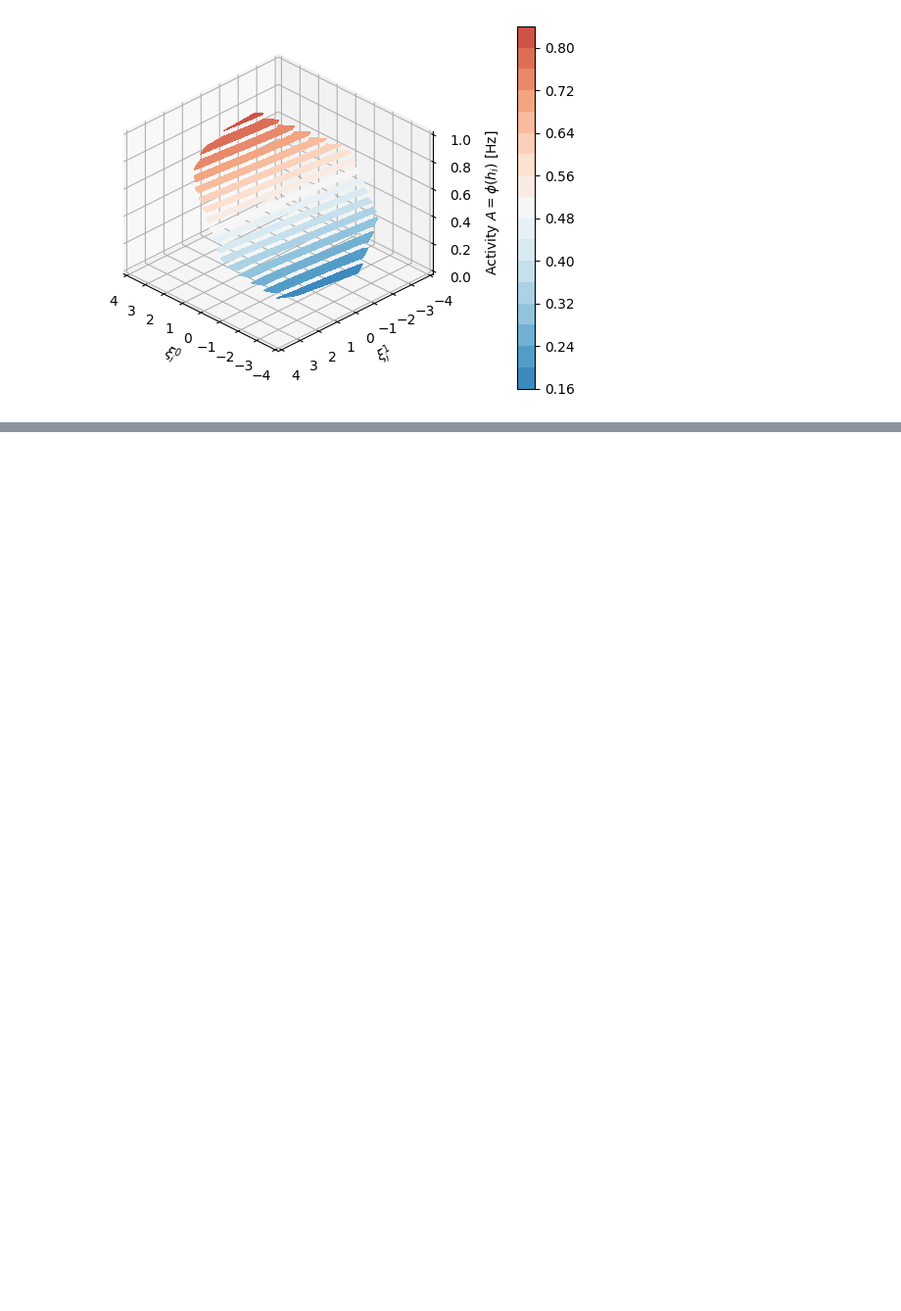
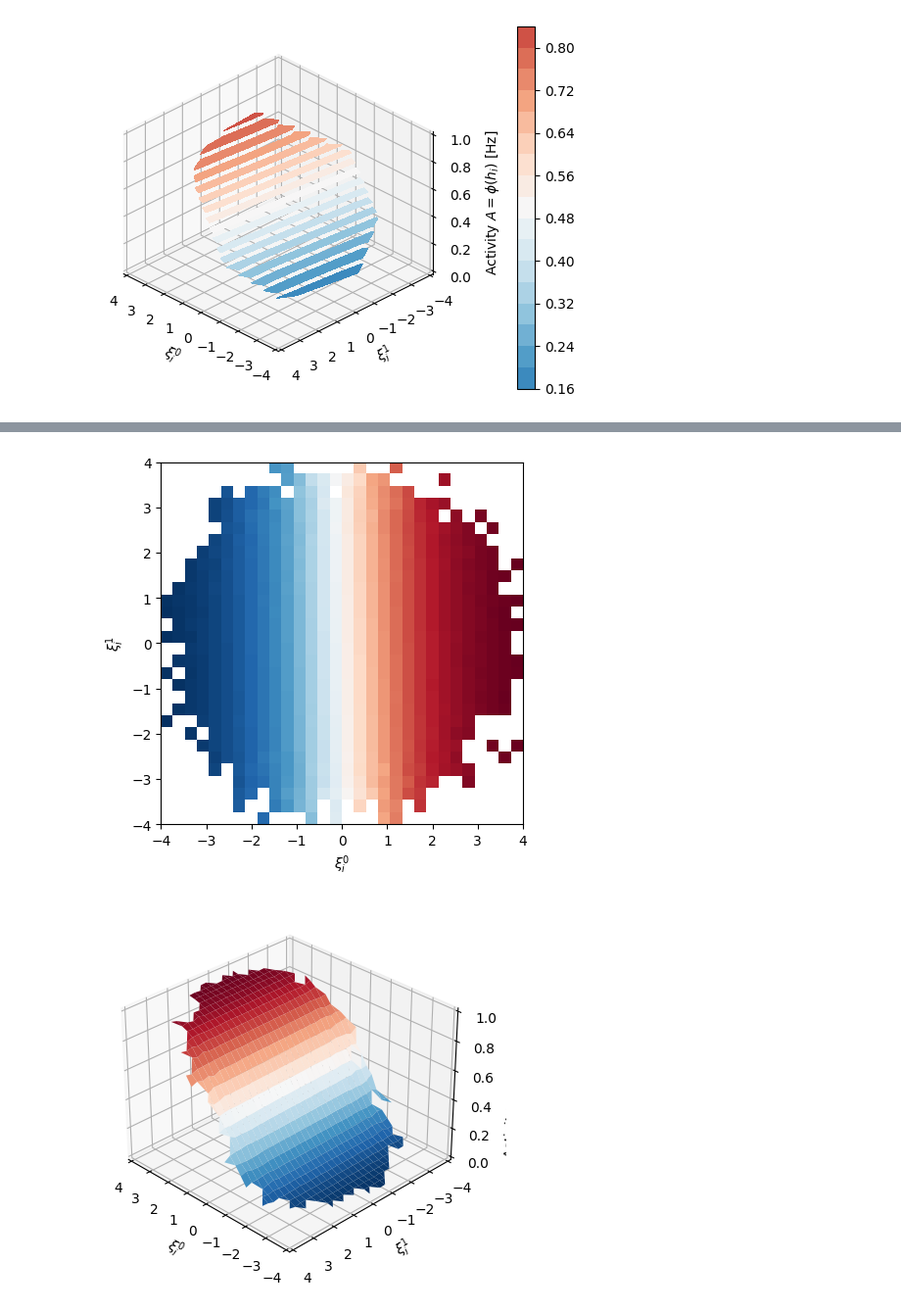
Before and after one commit to ninivert/lcnthesis, a Jupyter notebook: notebooks/embedding_d=2.ipynb, the cells around one changed output, grey strips where cells are left out. Shown at 98% size. Cells and saved outputs as stored; diff of their text form; code cells hidden in the pictures; blank space fills up the shorter version.

```diff
--- a/notebooks/embedding_d=2.ipynb
+++ b/notebooks/embedding_d=2.ipynb
@@ -236,0 +236,34 @@ plt.show(fig)
+# %%
+t = 20
+# note : when we plot the bins, we have [y, x] indexing, so we need to invert the x and y arguments here
+bins = stats.binned_statistic_2d(rnn.F[:, 1], rnn.F[:, 0], activity[:, t], statistic='mean', bins=30, range=((-4, 4), (-4, 4)))
+
+plt.close('all')
+fig, ax = plt.subplots()
+ax.imshow(bins.statistic, cmap='RdBu_r', extent=(-4, 4, -4, 4))
+ax.set_xlim((-4, 4))
+ax.set_ylim((-4, 4))
+ax.set_xlabel('$\\xi^0_i$')
+ax.set_ylabel('$\\xi^1_i$')
+plt.show()
+
+def midpoints(arr):
+	return (arr[:-1] + arr[1:]) / 2
+
+# %matplotlib widget
+%matplotlib inline
+plt.close('all')
+xx, yy = np.meshgrid(midpoints(bins.x_edge), midpoints(bins.y_edge))
+fig, ax = plt.subplots(subplot_kw={"projection": "3d"})
+surf = ax.plot_surface(xx, yy, bins.statistic, cmap='RdBu_r')
+ax.set_zlim((0, 1))
+ax.set_xlim((-4, 4))
+ax.set_ylim((-4, 4))
+ax.set_xlabel('$\\xi^0_i$')
+ax.set_ylabel('$\\xi^1_i$')
+ax.set_zlabel('Activity $A = \\phi(h_i)$ [Hz]')
+ax.view_init(azim=180-45)
+plt.show()
+# %% [output]
+[figure, added]
+[figure, added]
```
Also changed, not shown: parts of 9 cells of this notebook, 2 other files.
